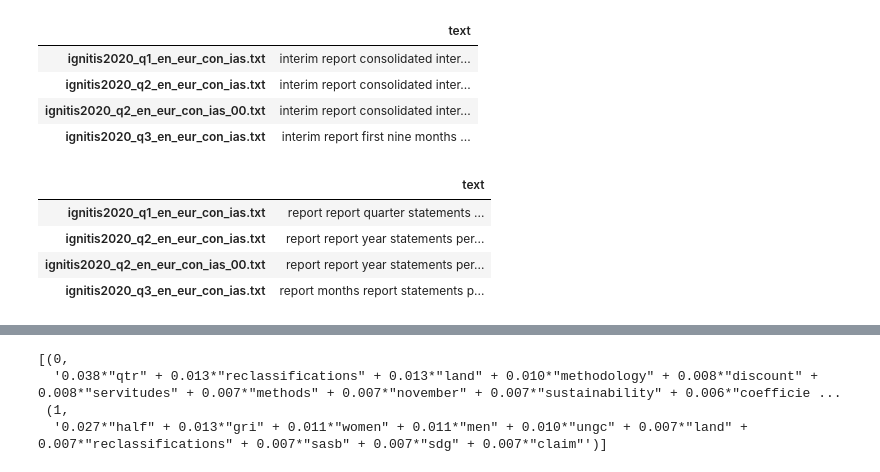
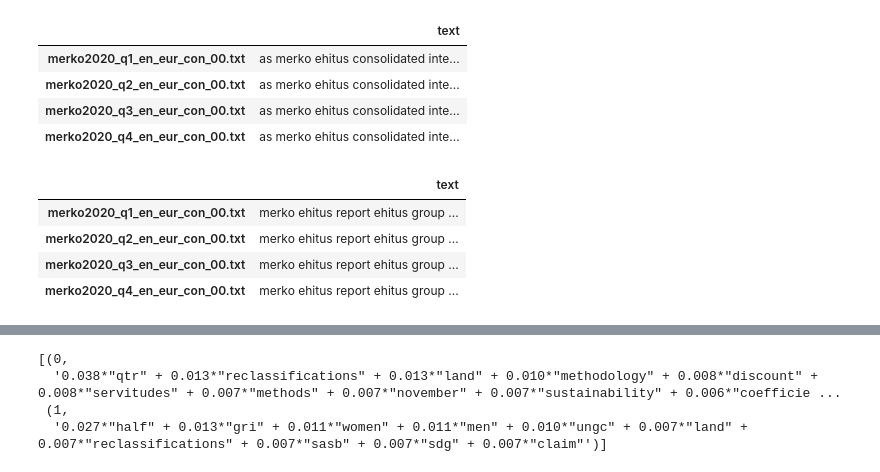
Before and after one commit to makesk/Algorithmic-evaluation-of-the-ESG-contribution-in-company-reports-a-semantic-similarity-score-based, a Jupyter notebook: 3-Topic-Modelling.ipynb, the cells around one changed output, grey strips where cells are left out. Drawn from its saved outputs; the diff is of its cells as text; code cells hidden in the pictures.

```diff
--- a/3-Topic-Modelling.ipynb
+++ b/3-Topic-Modelling.ipynb
@@ -76,14 +76,14 @@ def nouns(text):
     return ' '.join(all_nouns)
 # %%
 # Read in the cleaned data, before the CountVectorizer step
-data_clean = pd.read_pickle('pickles/ignitisdata_clean.pkl')
+data_clean = pd.read_pickle('pickles/merko.pkl')
 data_clean
 # %% [output]
 |  | text |
-| ignitis2020_q1_en_eur_con_ias.txt | interim report consolidated inter... |
-| ignitis2020_q2_en_eur_con_ias.txt | interim report consolidated inter... |
-| ignitis2020_q2_en_eur_con_ias_00.txt | interim report consolidated inter... |
-| ignitis2020_q3_en_eur_con_ias.txt | interim report first nine months ... |
+| merko2020_q1_en_eur_con_00.txt | as merko ehitus consolidated inte... |
+| merko2020_q2_en_eur_con_00.txt | as merko ehitus consolidated inte... |
+| merko2020_q3_en_eur_con_00.txt | as merko ehitus consolidated inte... |
+| merko2020_q4_en_eur_con_00.txt | as merko ehitus consolidated inte... |
 # %%
 
 # Apply the nouns function to the transcripts to filter only on nouns
@@ -91,10 +91,10 @@ data_nouns = pd.DataFrame(data_clean.text.apply(nouns))
 data_nouns
 # %% [output]
 |  | text |
-| ignitis2020_q1_en_eur_con_ias.txt | report report quarter statements ... |
-| ignitis2020_q2_en_eur_con_ias.txt | report report year statements per... |
-| ignitis2020_q2_en_eur_con_ias_00.txt | report report year statements per... |
-| ignitis2020_q3_en_eur_con_ias.txt | report months report statements p... |
+| merko2020_q1_en_eur_con_00.txt | merko ehitus report ehitus group ... |
+| merko2020_q2_en_eur_con_00.txt | merko ehitus report ehitus group ... |
+| merko2020_q3_en_eur_con_00.txt | merko ehitus report ehitus group ... |
+| merko2020_q4_en_eur_con_00.txt | merko ehitus report ehitus group ... |
 # %%
 # Create a new document-term matrix using only nouns
 from sklearn.feature_extraction import text
```
Also changed, not shown: parts of 12 cells of this notebook, 17 other files.
